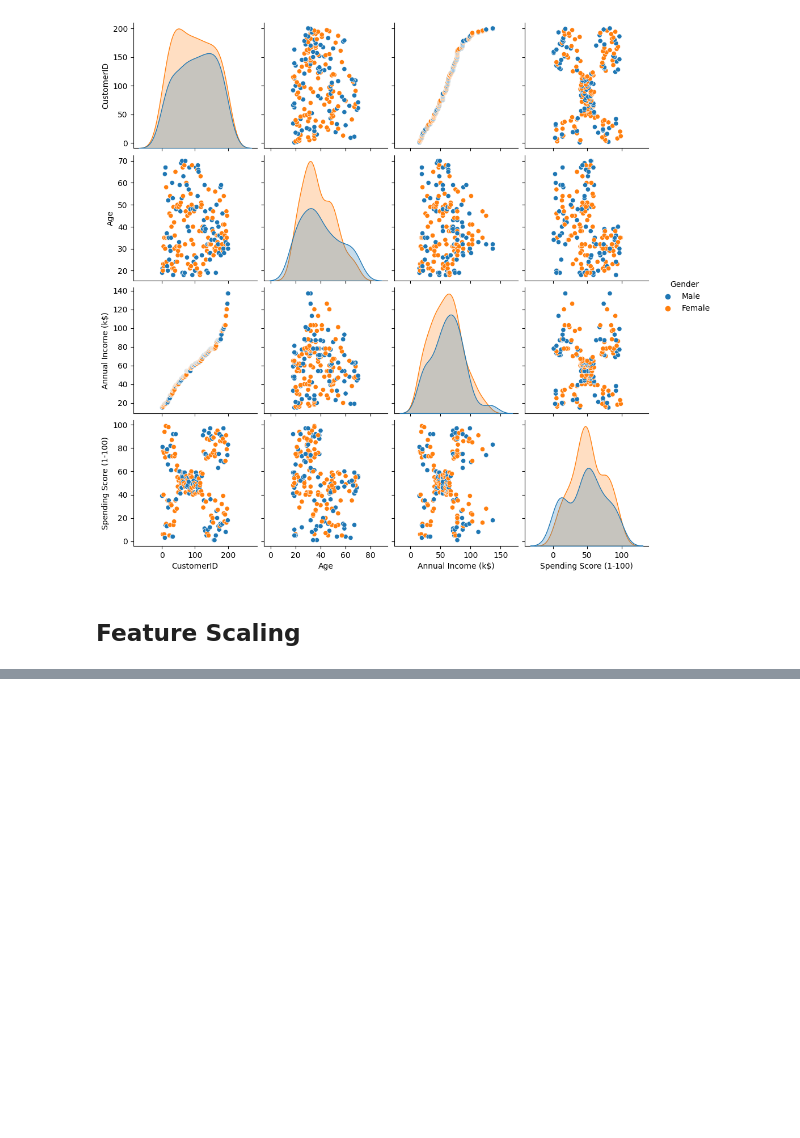
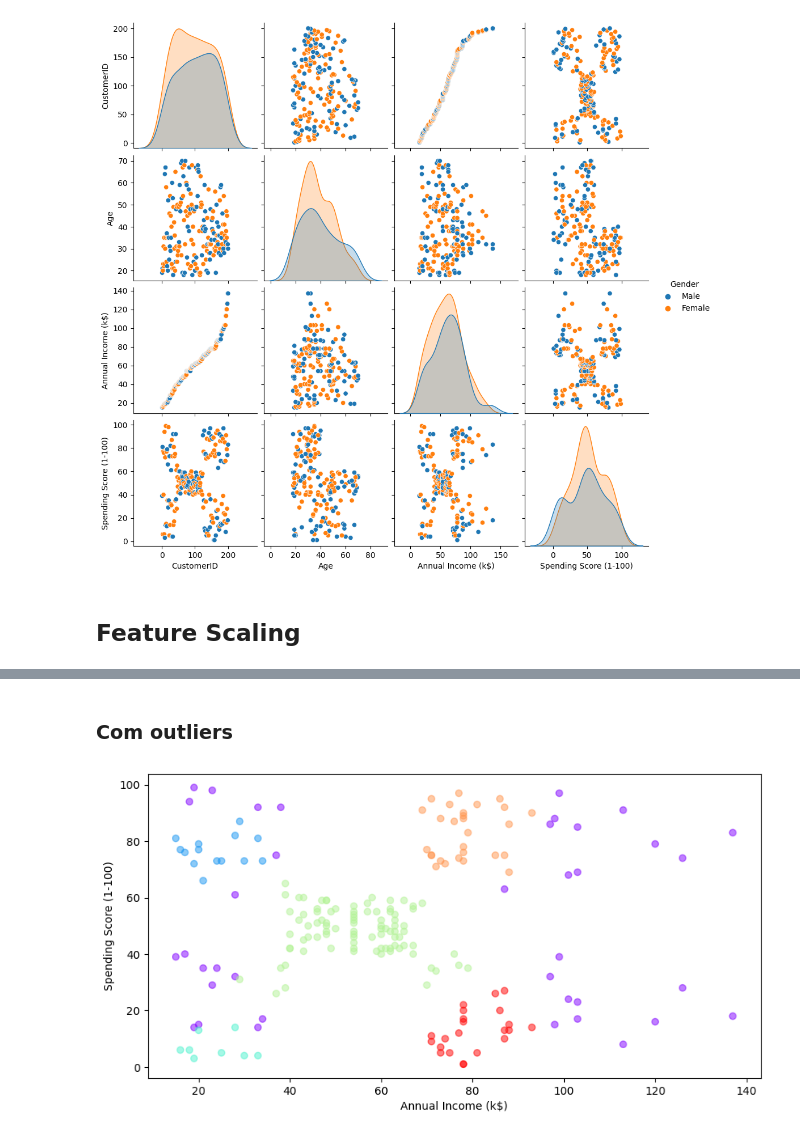
Before and after one commit to MCardosoDev/F_Clusterizacao, a Jupyter notebook: clusterizacao.ipynb, the cells around one changed output, grey strips where cells are left out. Drawn from its saved outputs; the diff is of its cells as text; code cells hidden in the pictures; blank space fills up the shorter version.

```diff
--- a/clusterizacao.ipynb
+++ b/clusterizacao.ipynb
@@ -111,0 +198,9 @@ df_scaler = scaler.transform(df[['Annual Income (k$)','Spending Score (1-100)']]
+# %% [markdown]
+### Com outliers
+# %%
+plt.scatter(df[['Annual Income (k$)']], df[['Spending Score (1-100)']], c=dbscan_labels, alpha=0.5, cmap='rainbow')
+plt.xlabel('Annual Income (k$)')
+plt.ylabel('Spending Score (1-100)')
+plt.show()
+# %% [output]
+[figure, added]
```
Also changed, not shown: parts of 13 cells of this notebook.
